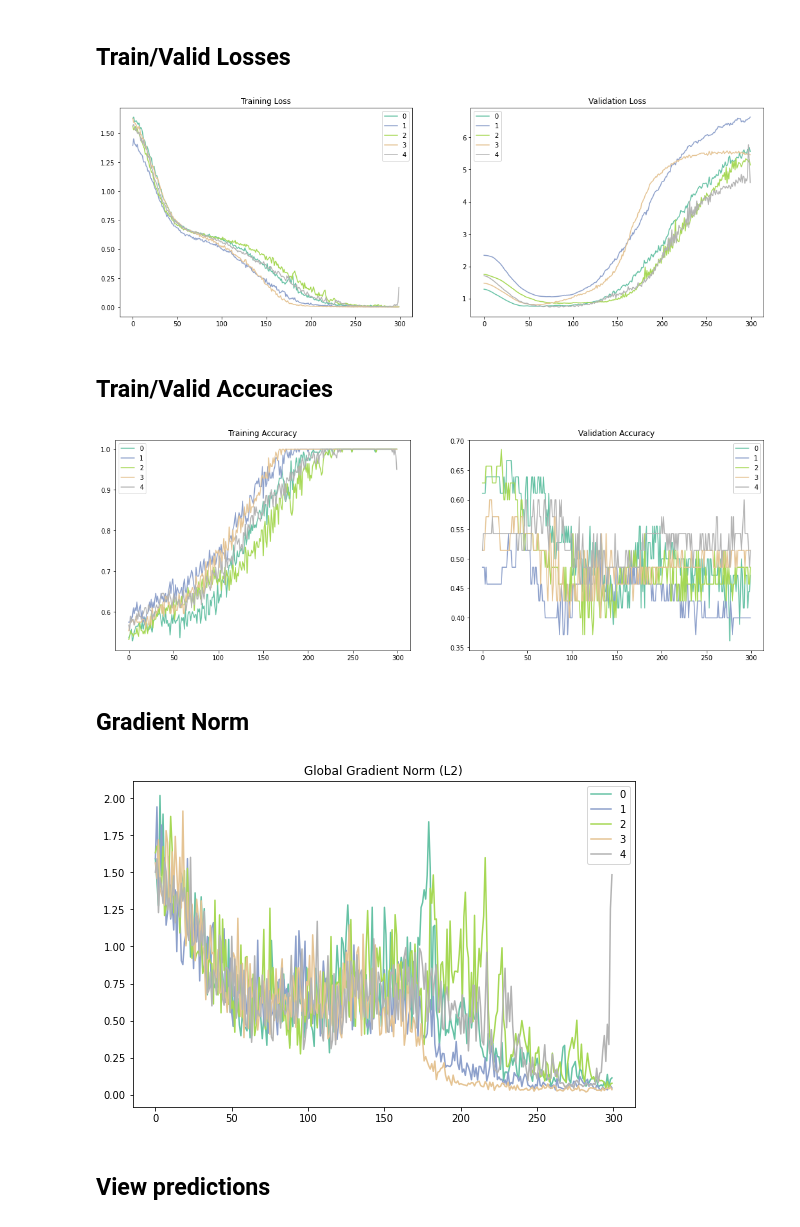
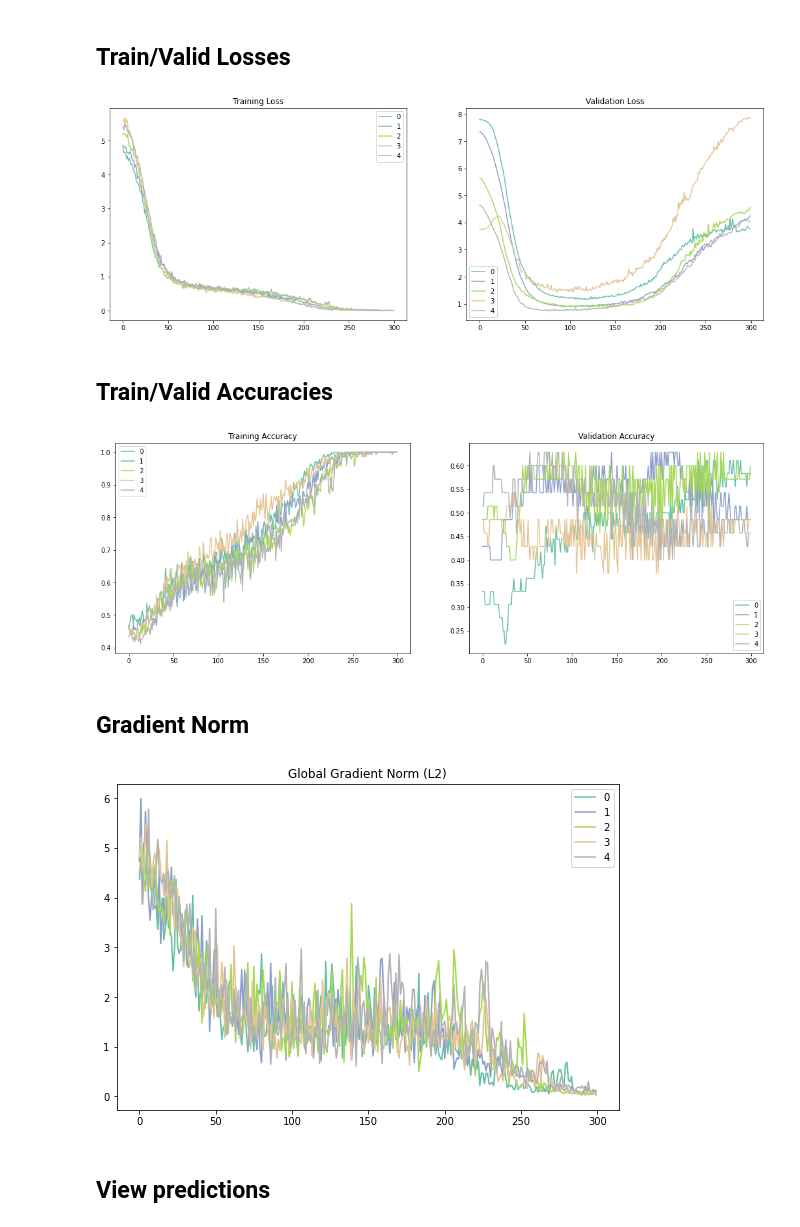
Before and after one commit to nicchiou/mindportal, a Jupyter notebook: experiments/motor_LR/chan_avg_transformer/RegularizationGridSearch.ipynb, the cells around one changed output. Saved outputs shown, nothing was run; the diff lists cells and outputs as text; code cells hidden in the pictures.

```diff
--- a/experiments/motor_LR/chan_avg_transformer/RegularizationGridSearch.ipynb
+++ b/experiments/motor_LR/chan_avg_transformer/RegularizationGridSearch.ipynb
@@ -213,41 +216,44 @@ Montage & Num Layers & Num Heads & Factor (M) & Dim of Model & Accuracy & Precis
 # %% [markdown]
 ## Train/Valid Losses
 # %%
-weight_decay = 0.005
-dropout = 0.25
+weight_decay = 0.0001
+dropout = 0.15
+
+# weight_decay = 0.005
+# dropout = 0.25
 
 n_layers = 1
 n_heads = 4
 factor = 3
 d_model = 32
 
 montage = 'C'
 
 subset_df = all_model_df[(all_model_df['n_layers'] == n_layers) &
                          (all_model_df['n_heads'] == n_heads) &
                          (all_model_df['factor'] == factor) &
                          (all_model_df['d_model'] == d_model) &
                          (all_model_df['weight_decay'] == weight_decay) &
                          (all_model_df['dropout'] == dropout) &
                          (all_model_df['montage'] == montage)]
 
 n = len(subset_df)
 colors = plt.cm.Set2(np.linspace(0, 1, n))
 
 fig, ax = plt.subplots(1, 2, figsize=(18, 6))
 for i, idx in enumerate(subset_df.index):
     ax[0].plot(subset_df.loc[idx, 'train_losses'], color=colors[i])
     ax[1].plot(subset_df.loc[idx, 'valid_losses'], color=colors[i])
     ax[0].set_title('Training Loss')
     ax[1].set_title('Validation Loss')
     if subject is not None:
         ax[0].legend(subset_df.cv_iter.unique())
         ax[1].legend(subset_df.cv_iter.unique())
     else:
         ax[0].legend(subset_df.subject.unique())
         ax[1].legend(subset_df.subject.unique())
 # %% [output]
-[figure, old version]
+[figure, new version]
 # %% [markdown]
 ## Train/Valid Accuracies
 # %%
@@ -275,7 +281,7 @@ for i, idx in enumerate(subset_df.index):
         ax[0].legend(subset_df.subject.unique())
         ax[1].legend(subset_df.subject.unique())
 # %% [output]
-[figure, old version]
+[figure, new version]
 # %% [markdown]
 ## Gradient Norm
 # %%
@@ -299,7 +305,7 @@ for i, idx in enumerate(subset_df.index):
     else:
         ax.legend(subset_df.subject.unique())
 # %% [output]
-[figure, old version]
+[figure, new version]
 # %% [markdown]
 ## View predictions
 # %%
```
Also changed, not shown: parts of 5 cells of this notebook, 3 other files.
